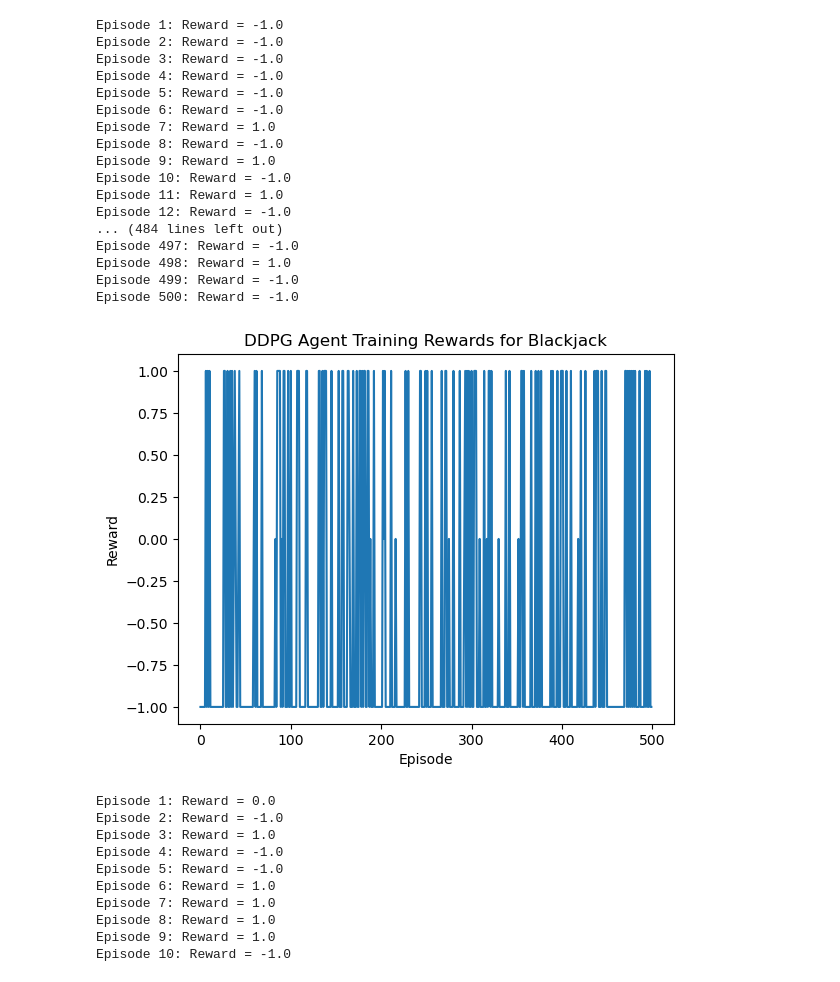
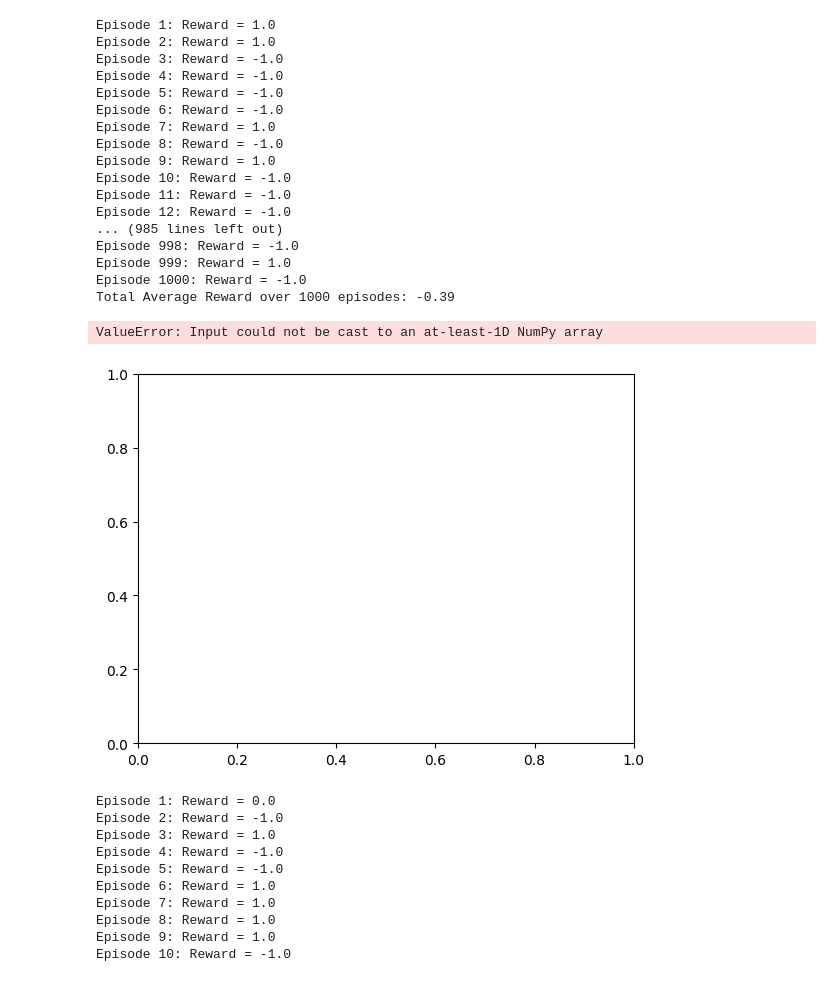
Before and after one commit to asknnsinem/RobotikProje, a Jupyter notebook: ddpg blackjack.ipynb, the cells around one changed output. Drawn from its saved outputs; the diff is of its cells as text; code cells hidden in the pictures.

```diff
--- a/ddpg blackjack.ipynb
+++ b/ddpg blackjack.ipynb
@@ -61,44 +61,47 @@ def train_ddpg(agent, env, num_episodes=1000):
 
         rewards_all_episodes.append(episode_reward)
         print(f"Episode {episode+1}: Reward = {episode_reward}")
+    average_reward = np.mean(rewards_all_episodes)
+    print(f"Total Average Reward over {num_episodes} episodes: {average_reward:.2f}")
 
-    return rewards_all_episodes
+    return rewards_all_episodes, average_reward
 
 
 # Blackjack ortamını ve DDPG ajanını oluştur
 env = gym.make("Blackjack-v1")  # Blackjack-v1 ortamını kullanıyoruz
 state_size = 3  # Blackjack'de durum: [kart toplamı, açık kart, mevcut kart sayısı]
 action_size = 2  # Blackjack'te aksiyonlar: 0 (HIT) ve 1 (STICK)
 agent = DDPGAgent(state_size=state_size, action_size=action_size)  # State boyutu 3, action boyutu 2 (HIT, STICK)
 
 # DDPG'yi eğit
-rewards = train_ddpg(agent, env, num_episodes=500)
+rewards = train_ddpg(agent, env, num_episodes=1000)
 
 # Sonuçları görselleştirme
 plt.plot(rewards)
 plt.xlabel('Episode')
 plt.ylabel('Reward')
 plt.title('DDPG Agent Training Rewards for Blackjack')
 plt.show()
 # %% [output]
-Episode 1: Reward = -1.0
-Episode 2: Reward = -1.0
+Episode 1: Reward = 1.0
+Episode 2: Reward = 1.0
 Episode 3: Reward = -1.0
 Episode 4: Reward = -1.0
 Episode 5: Reward = -1.0
 Episode 6: Reward = -1.0
 Episode 7: Reward = 1.0
 Episode 8: Reward = -1.0
 Episode 9: Reward = 1.0
 Episode 10: Reward = -1.0
-Episode 11: Reward = 1.0
+Episode 11: Reward = -1.0
 Episode 12: Reward = -1.0
-... (484 lines left out)
-Episode 497: Reward = -1.0
-Episode 498: Reward = 1.0
-Episode 499: Reward = -1.0
-Episode 500: Reward = -1.0
+... (985 lines left out)
+Episode 998: Reward = -1.0
+Episode 999: Reward = 1.0
+Episode 1000: Reward = -1.0
+Total Average Reward over 1000 episodes: -0.39
+ValueError: Input could not be cast to an at-least-1D NumPy array
-[figure, old version]
+[figure, new version]
 # %%
 ###yukarıdakinin kısa hali
 import gym
```
Also changed, not shown: 4 other files.
